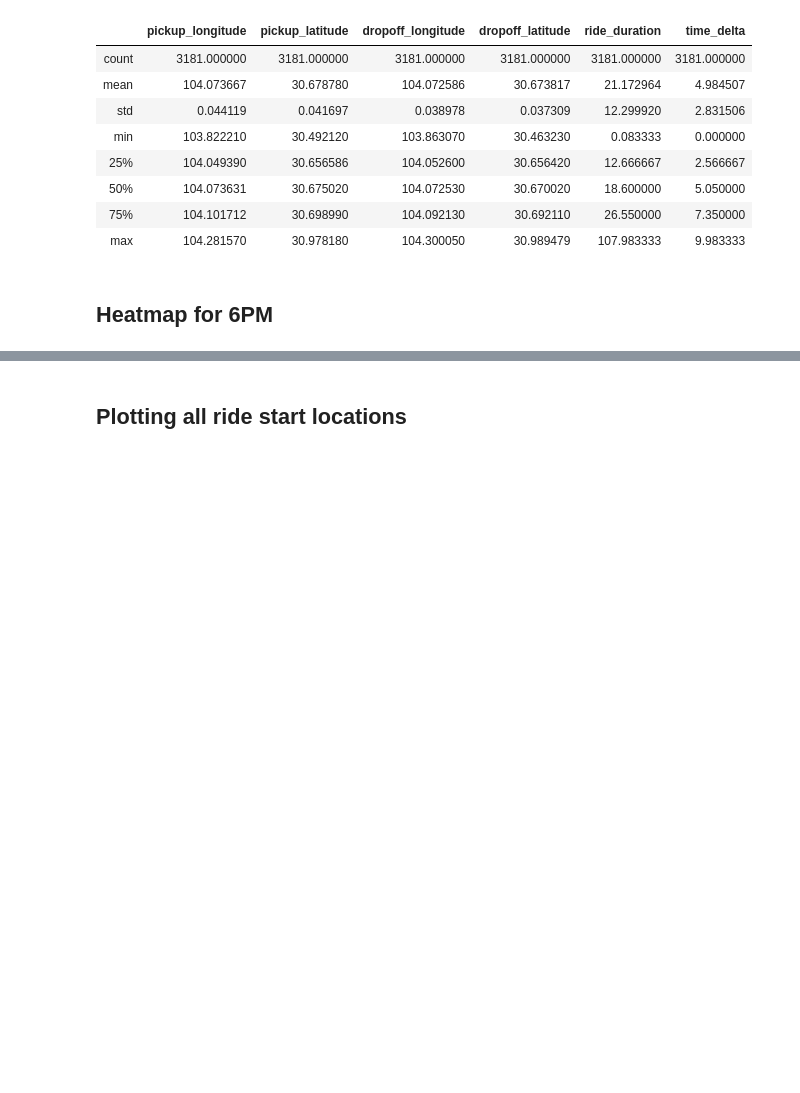
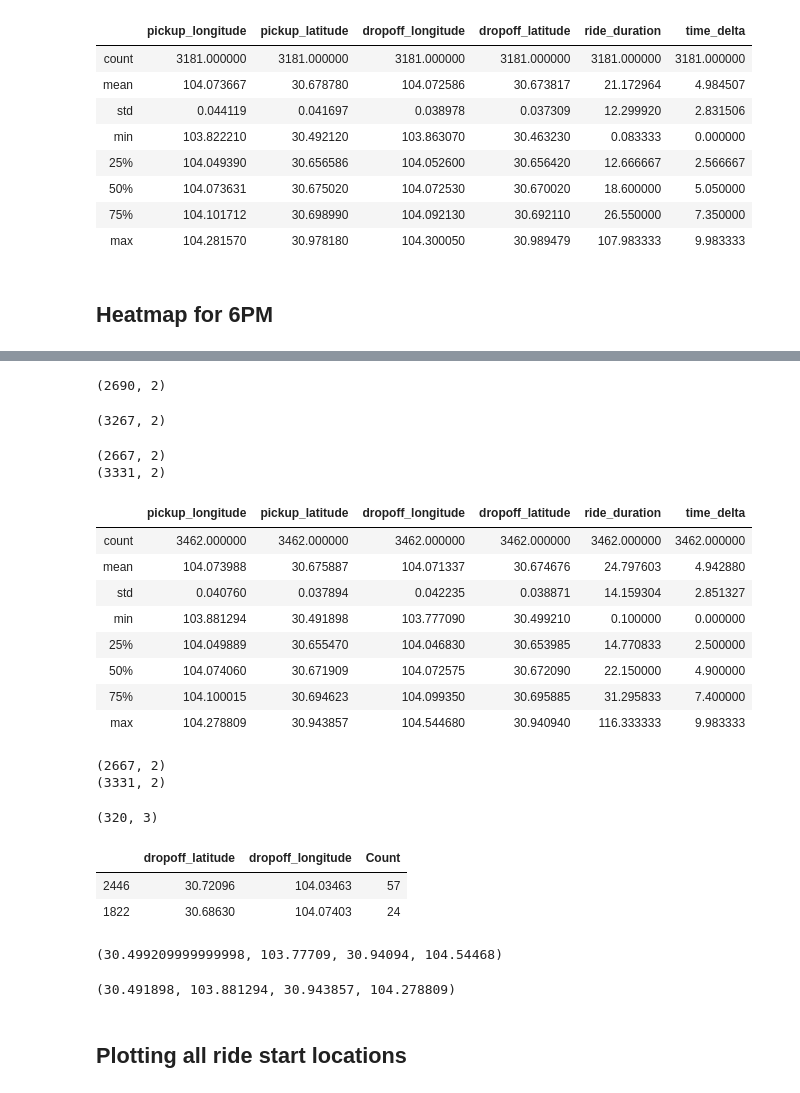
Before and after one commit to ridhi1412/capstone_didi, a Jupyter notebook: EDA_mapplots.ipynb, the cells around one changed output, grey strips where cells are left out. Cells and saved outputs as stored; diff of their text form; code cells hidden in the pictures; blank space fills up the shorter version.

Commit message:
Testing Plots for Duplicates

```diff
--- a/EDA_mapplots.ipynb
+++ b/EDA_mapplots.ipynb
@@ -366,0 +402,30 @@ gmap4.draw('heatmap_6PM_dropoff.html')
+# %%
+df2[['dropoff_latitude', 'dropoff_longitude']].drop_duplicates().shape
+# %% [output]
+(2690, 2)
+# %%
+df2[['pickup_latitude', 'pickup_longitude']].drop_duplicates().shape
+# %% [output]
+(3267, 2)
+# %%
+time = pd.to_datetime('2016-11-01 18:00:00')
+last_orders = orders[['driver_id']].drop_duplicates()
+last_orders['snapshot'] = time
+# As of merge orders table to join last order pickups on or after 10 AM
+## Sort right keys
+orders = orders.sort_values('ride_start_timestamp')
+df2 = pd.merge_asof(last_orders, orders,
+                    left_on='snapshot',
+                    right_on='ride_start_timestamp',
+                    direction='nearest',
+                   by='driver_id')
+
+cols = ['driver_id', 'order_id', 'snapshot', 'ride_start_timestamp',
+        'pickup_longitude', 'pickup_latitude', 'dropoff_longitude', 'dropoff_longitude']
+df2['time_delta'] = np.abs((df2.snapshot - df2.ride_start_timestamp)).dt.total_seconds() / 60
+df2 = df2[df2.time_delta < 10]
+print(df2[['dropoff_latitude', 'dropoff_longitude']].drop_duplicates().shape)
+print(df2[['pickup_latitude', 'pickup_longitude']].drop_duplicates().shape)
+# %% [output]
+(2667, 2)
+(3331, 2)
@@ -366,0 +448,32 @@ gmap4.draw('heatmap_6PM_dropoff.html')
+# %%
+df2.describe()
+# %% [output]
+|  | pickup_longitude | pickup_latitude | dropoff_longitude | dropoff_latitude | ride_duration | time_delta |
+| count | 3462.000000 | 3462.000000 | 3462.000000 | 3462.000000 | 3462.000000 | 3462.000000 |
+| mean | 104.073988 | 30.675887 | 104.071337 | 30.674676 | 24.797603 | 4.942880 |
+| std | 0.040760 | 0.037894 | 0.042235 | 0.038871 | 14.159304 | 2.851327 |
+| min | 103.881294 | 30.491898 | 103.777090 | 30.499210 | 0.100000 | 0.000000 |
+| 25% | 104.049889 | 30.655470 | 104.046830 | 30.653985 | 14.770833 | 2.500000 |
+| 50% | 104.074060 | 30.671909 | 104.072575 | 30.672090 | 22.150000 | 4.900000 |
+| 75% | 104.100015 | 30.694623 | 104.099350 | 30.695885 | 31.295833 | 7.400000 |
+| max | 104.278809 | 30.943857 | 104.544680 | 30.940940 | 116.333333 | 9.983333 |
+# %%
+print(df2[['dropoff_latitude', 'dropoff_longitude']].drop_duplicates().shape)
+print(df2[['pickup_latitude', 'pickup_longitude']].drop_duplicates().shape)
+# %% [output]
+(2667, 2)
+(3331, 2)
+# %%
+tmp.shape
+# %% [output]
+(320, 3)
+# %%
+tmp.head(2)
+# %% [output]
+|  | dropoff_latitude | dropoff_longitude | Count |
+| 2446 | 30.72096 | 104.03463 | 57 |
+| 1822 | 30.68630 | 104.07403 | 24 |
+# %%
+min_lat, min_lon, max_lat, max_lon
+# %% [output]
+(30.499209999999998, 103.77709, 30.94094, 104.54468)
@@ -367,3 +487,7 @@ gmap4.draw('heatmap_6PM_dropoff.html')
+# %%
+min_lat, min_lon, max_lat, max_lon
+# %% [output]
+(30.491898, 103.881294, 30.943857, 104.278809)
 # %% [markdown]
 ## Plotting all ride start locations
 # %%
```
Also changed, not shown: parts of 16 cells of this notebook.
